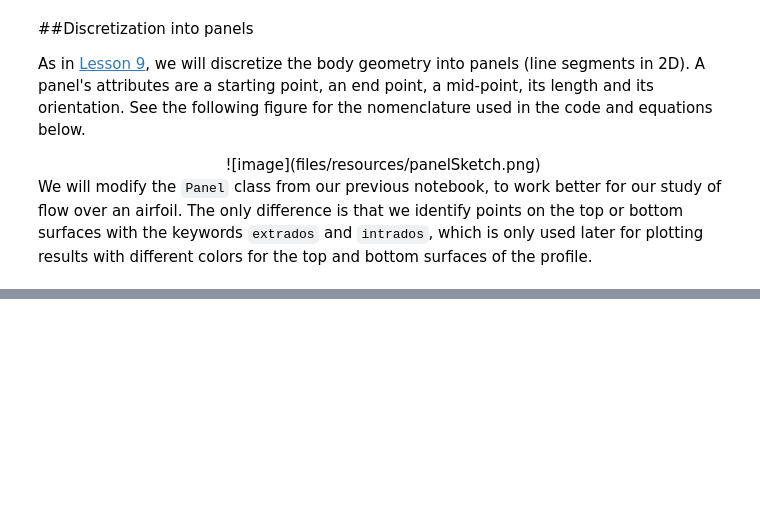
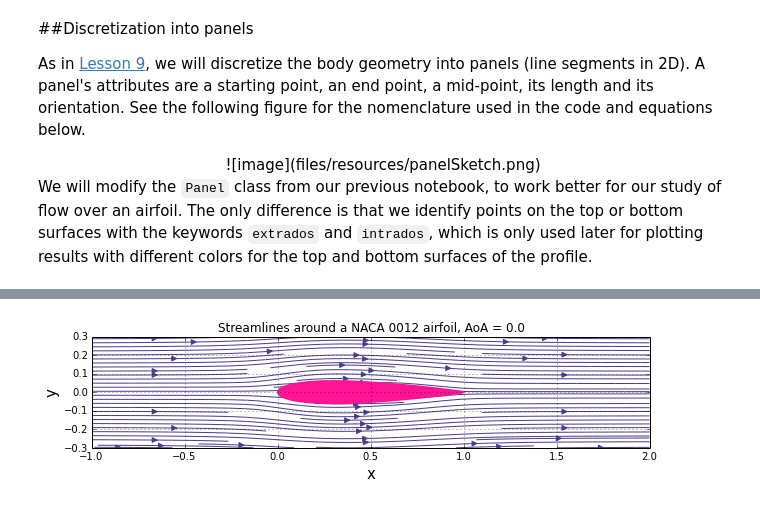
Before and after one commit to engamohd/AeroPython, a Jupyter notebook: my_codes/lesson10_mc.ipynb, the cells around one changed output, grey strips where cells are left out. Saved outputs shown, nothing was run; the diff lists cells and outputs as text; code cells hidden in the pictures; blank space fills up the shorter version.

```diff
--- a/my_codes/lesson10_mc.ipynb
+++ b/my_codes/lesson10_mc.ipynb
@@ -87,0 +439,47 @@ class Panel:
+# %%
+def get_velocity_field(panels, freestream, X, Y):
+    """Returns the velocity field.
+
+    Arguments
+    ---------
+    panels: array of panels.
+    freestream: farfield conditions.
+    X, Y: mesh grid.
+    """
+    Nx, Ny = X.shape
+    u, v = numpy.empty((Nx, Ny), dtype=float), numpy.empty((Nx, Ny), dtype=float)
+
+    for i in xrange(Nx):
+        for j in xrange(Ny):
+            u[i,j] = freestream.U_inf*numpy.cos(freestream.alpha)\
+                     + 0.5/numpy.pi*sum([p.sigma*integral(X[i,j], Y[i,j], p, 1, 0) for p in panels])
+            v[i,j] = freestream.U_inf*numpy.sin(freestream.alpha)\
+                     + 0.5/numpy.pi*sum([p.sigma*integral(X[i,j], Y[i,j], p, 0, 1) for p in panels])
+
+    return u, v
+# %%
+# computes the velicity field on the mesh grid
+u, v = get_velocity_field(panels, freestream, X, Y)
+# %%
+#Plotting the velocity field
+
+size=10
+pyplot.figure(figsize=(size, (y_end-y_start)/(x_end-x_start)*size))
+pyplot.grid(True)                  #plot the grid
+
+pyplot.xlim(x_start, x_end)        #set x-lim
+pyplot.ylim(y_start, y_end)        #set y-lim
+pyplot.xlabel('x', fontsize=15)    #set x-label
+pyplot.ylabel('y', fontsize=15)    #set y-label
+pyplot.title('Streamlines around a NACA 0012 airfoil, AoA = %.1f' % alpha);
+
+#NACA 0012
+pyplot.fill([panel.xc for panel in panels],
+         [panel.yc for panel in panels],
+         color='deeppink', linestyle='solid', linewidth=2, zorder=2)
+
+#streamlines
+pyplot.streamplot(X, Y, u, v, density=1., linewidth=1, arrowsize=1.2,\
+                  arrowstyle='-|>',color='#483D8B');
+# %% [output]
+[figure, added]
```
Also changed, not shown: parts of 29 cells of this notebook.
